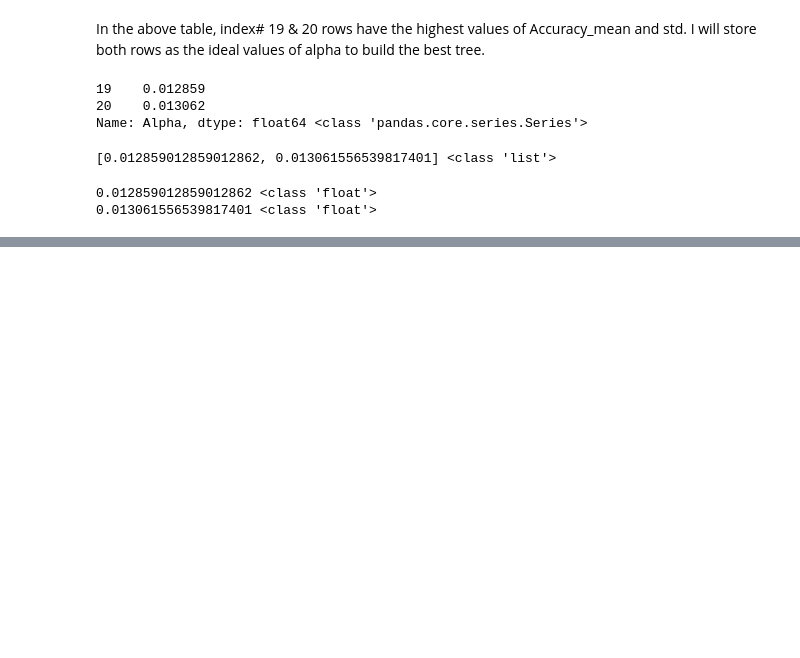
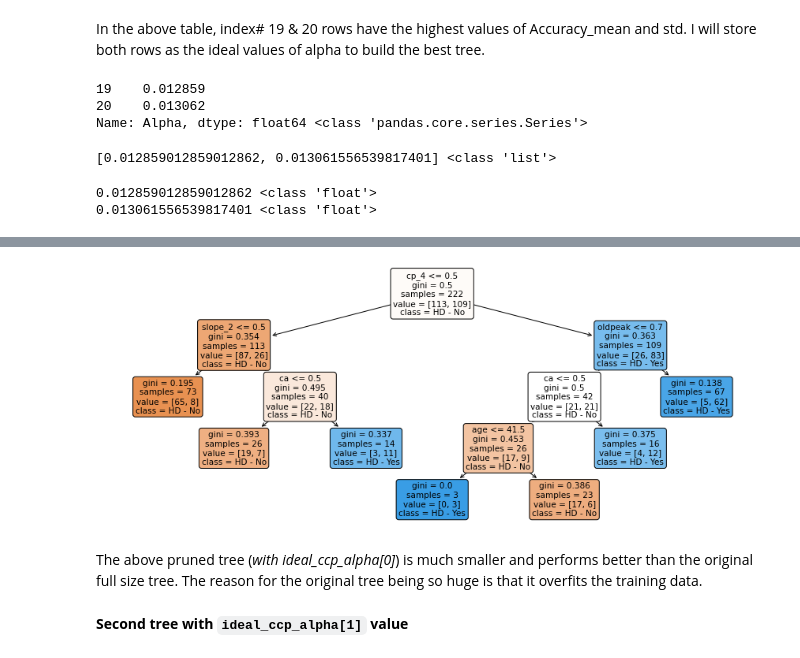
Before and after one commit to unpatel1/20220614_Classification_Tree_Heart_Disease, a Jupyter notebook: Classification_Tree_Heart_Disease.ipynb, the cells around one changed output, grey strips where cells are left out. Drawn from its saved outputs; the diff is of its cells as text; code cells hidden in the pictures; blank space fills up the shorter version.

```diff
--- a/Classification_Tree_Heart_Disease.ipynb
+++ b/Classification_Tree_Heart_Disease.ipynb
@@ -544,0 +592,12 @@ We finally have the ideal values of `alpha` so we can build the *final Classific
+# %%
+# Plot the pruned Tree
+plt.figure(figsize = (15, 6))
+plot_tree(clf_dt_prun_0, filled = True, rounded = True, class_names = ['HD - No','HD - Yes'],
+          feature_names = X_encoded.columns)
+plt.show()
+# %% [output]
+[figure, added]
+# %% [markdown]
+The above pruned tree (*with ideal_ccp_alpha[0]*) is much smaller and performs better than the original full size tree. The reason for the original tree being so huge is that it overfits the training data.
+# %% [markdown]
+**Second tree with `ideal_ccp_alpha[1]` value**
```
Also changed, not shown: parts of 22 cells of this notebook.
